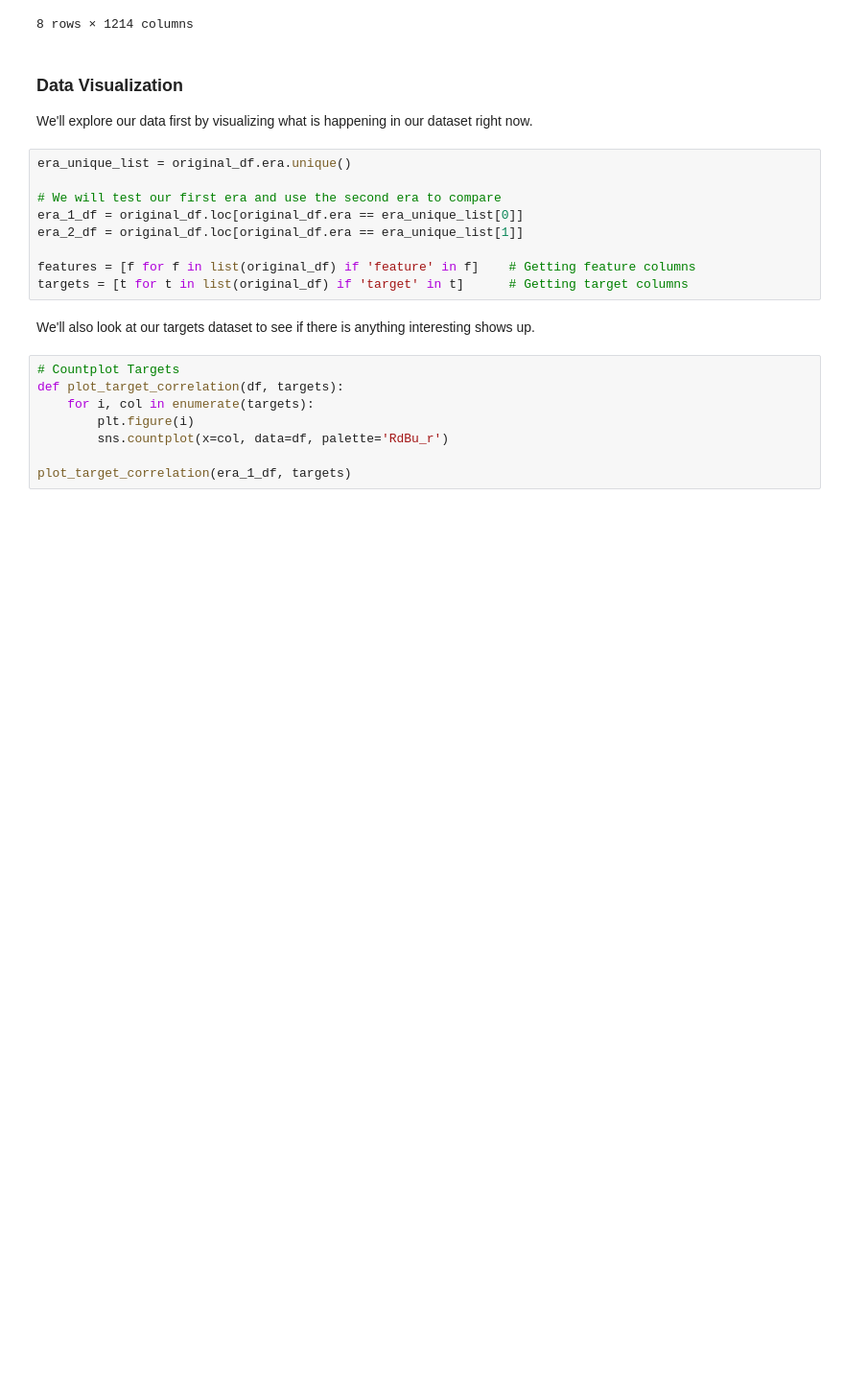
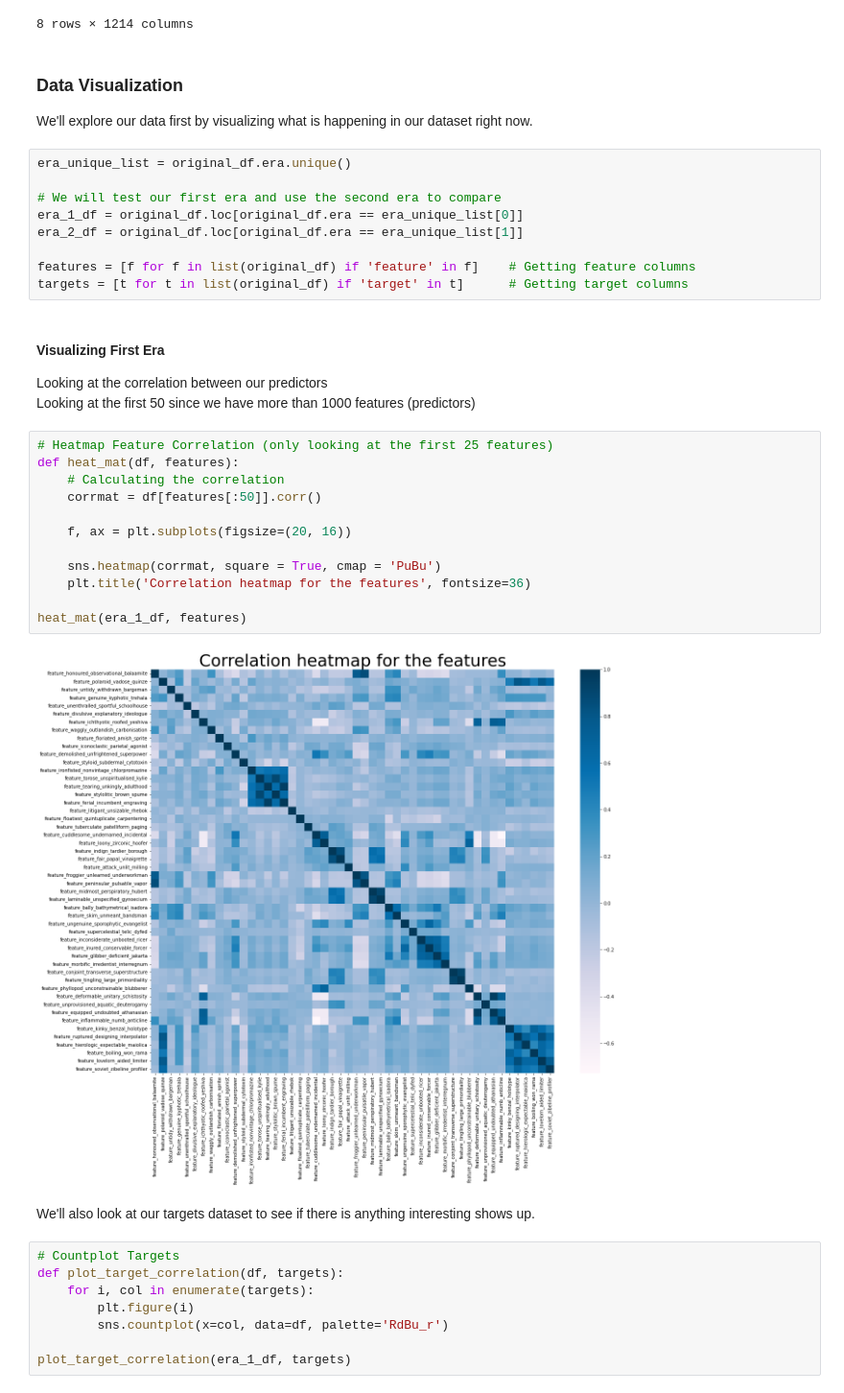
Before and after one commit to COGS118A/Group038-Sp22, a Jupyter notebook: FinalProject_group038.ipynb, the cells around one changed output. Shown: that part at 96% size. Saved outputs shown, nothing was run; the diff lists cells and outputs as text; blank space fills up the shorter version.

```diff
--- a/FinalProject_group038.ipynb
+++ b/FinalProject_group038.ipynb
@@ -165,6 +165,24 @@ era_2_df = original_df.loc[original_df.era == era_unique_list[1]]
 
 features = [f for f in list(original_df) if 'feature' in f]    # Getting feature columns
 targets = [t for t in list(original_df) if 'target' in t]      # Getting target columns
+# %% [markdown]
+#### Visualizing First Era
+Looking at the correlation between our predictors <br>
+Looking at the first 50 since we have more than 1000 features (predictors)
+# %%
+# Heatmap Feature Correlation (only looking at the first 25 features)
+def heat_mat(df, features):
+    # Calculating the correlation
+    corrmat = df[features[:50]].corr()
+
+    f, ax = plt.subplots(figsize=(20, 16))
+
+    sns.heatmap(corrmat, square = True, cmap = 'PuBu')
+    plt.title('Correlation heatmap for the features', fontsize=36)
+
+heat_mat(era_1_df, features)
+# %% [output]
+[figure, added]
 # %% [markdown]
 We'll also look at our targets dataset to see if there is anything interesting shows up.
 # %%
```
Also changed, not shown: parts of 2 cells of this notebook.
